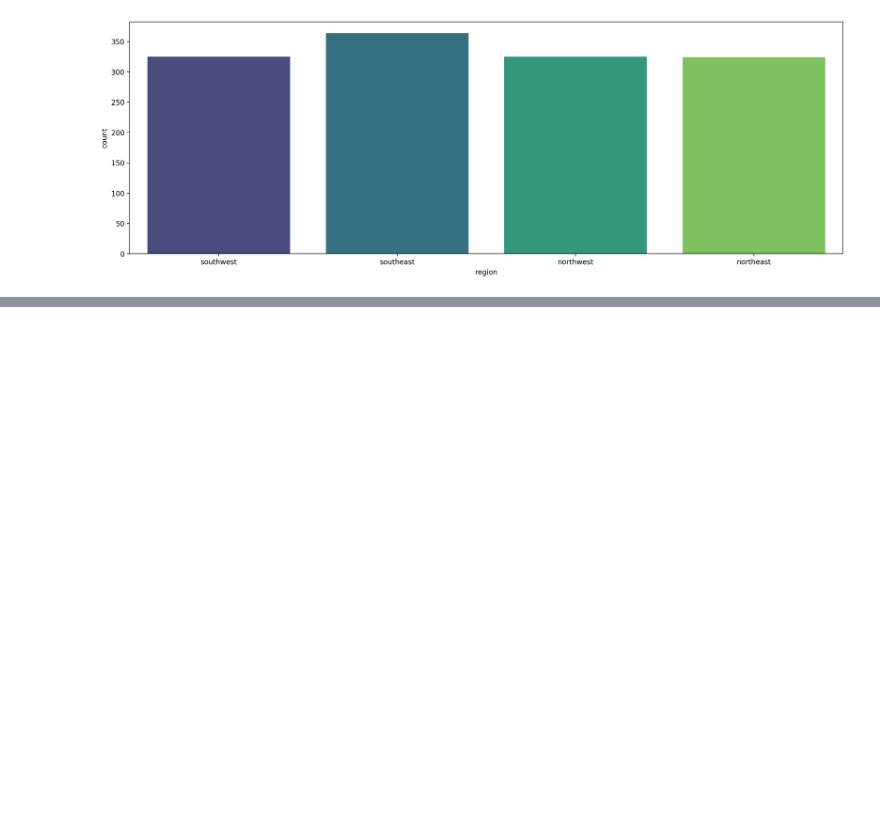
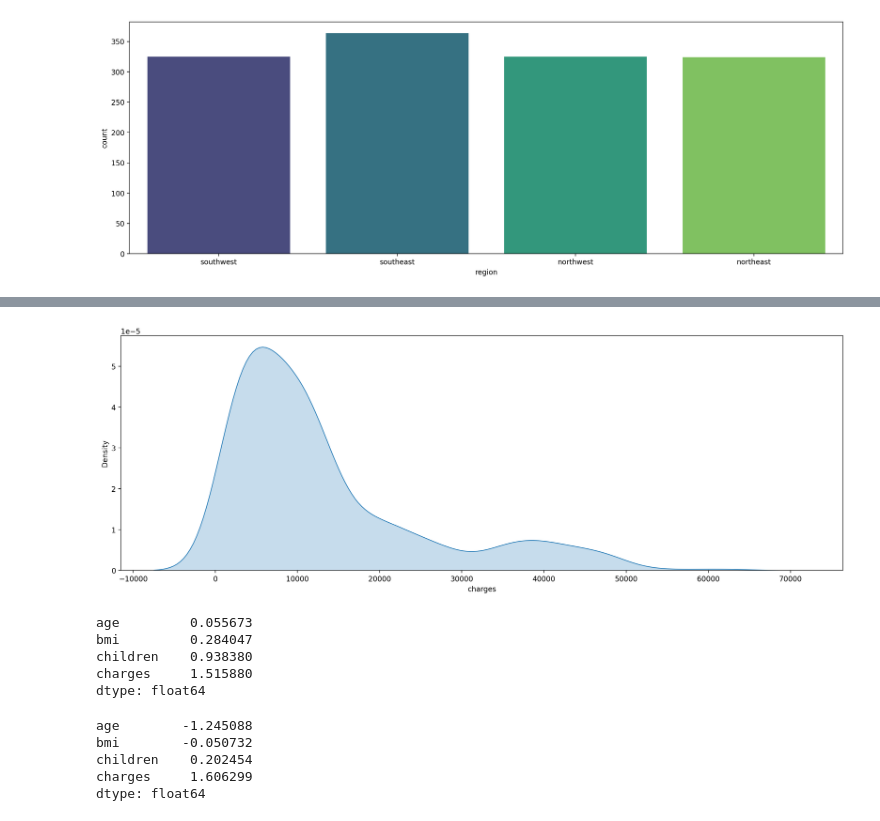
Before and after one commit to ashen007/EDA_project, a Jupyter notebook: analysis.ipynb, the cells around one changed output, grey strips where cells are left out. Cells and saved outputs as stored; diff of their text form; code cells hidden in the pictures; blank space fills up the shorter version.

```diff
--- a/analysis.ipynb
+++ b/analysis.ipynb
@@ -358,0 +377,24 @@ plt.show()
+# %%
+plt.figure(figsize=[18,6],dpi=200)
+sns.kdeplot(x='charges',data=df,shade=True)
+plt.show()
+# %% [output]
+[figure, added]
+# %%
+# skewness
+df.skew(axis=0)
+# %% [output]
+age         0.055673
+bmi         0.284047
+children    0.938380
+charges     1.515880
+dtype: float64
+# %%
+# kurtosis
+df.kurt(axis=0)
+# %% [output]
+age        -1.245088
+bmi        -0.050732
+children    0.202454
+charges     1.606299
+dtype: float64
```
Also changed, not shown: parts of 3 cells of this notebook.
